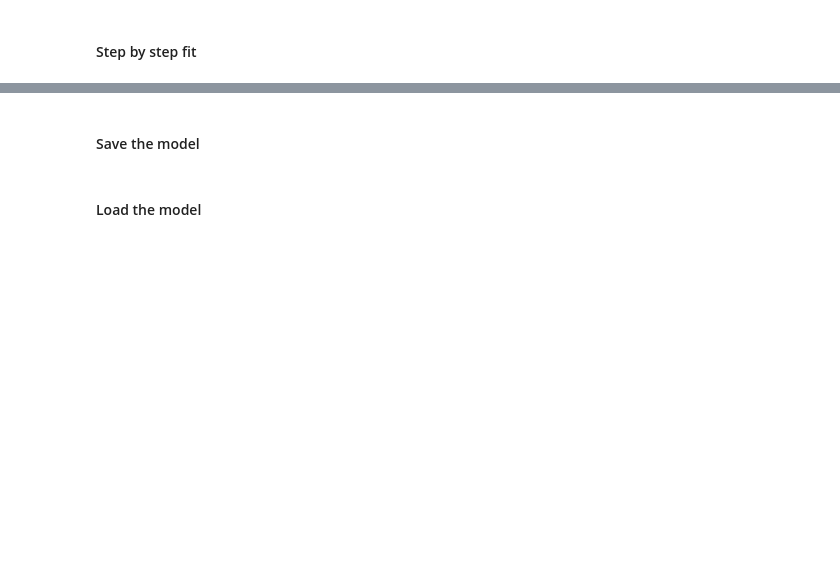
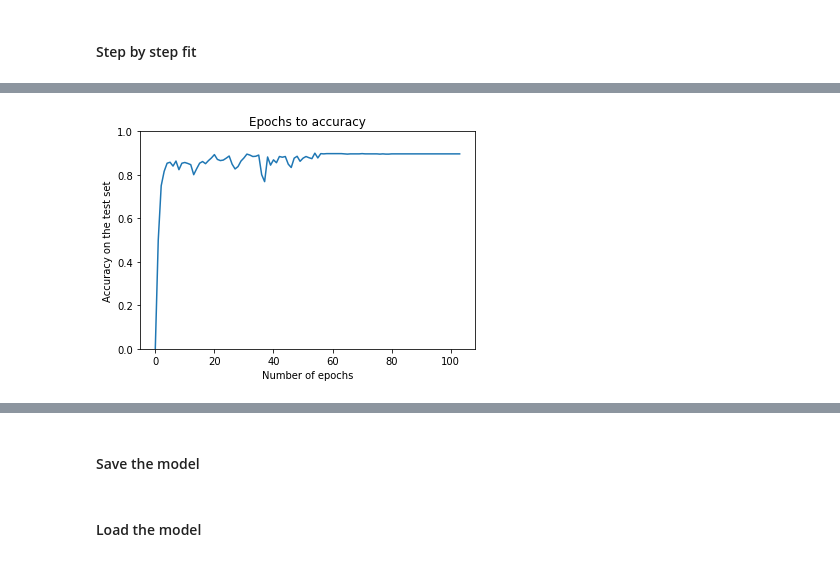
Before and after one commit to RazvanDu/3DRecognition, a Jupyter notebook: 3DRecognition.ipynb, the cells around one changed output, grey strips where cells are left out. Cells and saved outputs as stored; diff of their text form; code cells hidden in the pictures; blank space fills up the shorter version.

```diff
--- a/3DRecognition.ipynb
+++ b/3DRecognition.ipynb
@@ -354,7 +402,7 @@ model = tf.keras.Sequential([
     tf.keras.layers.Conv2D(64, kernel_size=2, input_shape=(80, 240, 3)),
     tf.keras.layers.MaxPool2D(pool_size=(3, 3)),
     tf.keras.layers.Conv2D(80, kernel_size=2),
-    tf.keras.layers.MaxPool2D(pool_size=(2, 2)),
+    tf.keras.layers.MaxPool2D(pool_size=(3, 3)),
     tf.keras.layers.Conv2D(160, kernel_size=2),
     tf.keras.layers.MaxPool2D(pool_size=(2, 2)),
     tf.keras.layers.Conv2D(320, kernel_size=2),
@@ -415,10 +436,25 @@ current_time = current_milli_time()
+# %%
+losses_2 = []
+accs_2 = []
 # %%
-i = 12
-while current_milli_time() - current_time <= 10 * 60 * 1000:
+minutes_to_do = 10
+
+i = 0
+
+import time
+
+def current_milli_time():
+    return round(time.time() * 1000)
+
+current_time = current_milli_time()
+
+while i <= 100:
     i += 1
     print(i)
     print(train_final.shape, train_labels.shape)
     model.fit(train_final, train_labels, epochs=1)
     test_loss, test_acc = model.evaluate(test_final, test_labels, verbose=2)
+    losses_2.append(test_loss)
+    accs_2.append(test_acc)
     print('Test accuracy:', test_acc, '\n')
 # %% [output]
@@ -447,0 +481,12 @@ Test accuracy: 0.892070472240448
+# %%
+accs_2 = [0] + [0.5] + [0.75] + accs_2
+# %%
+plt.title("Epochs to accuracy")
+plt.xlabel("Number of epochs")
+plt.ylabel("Accuracy on the test set")
+plt.ylim([0, 1])
+plt.plot(accs_2)
+plt.savefig('images/accuracy.png')
+plt.show()
+# %% [output]
+[figure, added]
```
Also changed, not shown: parts of 25 cells of this notebook, 14 other files.
